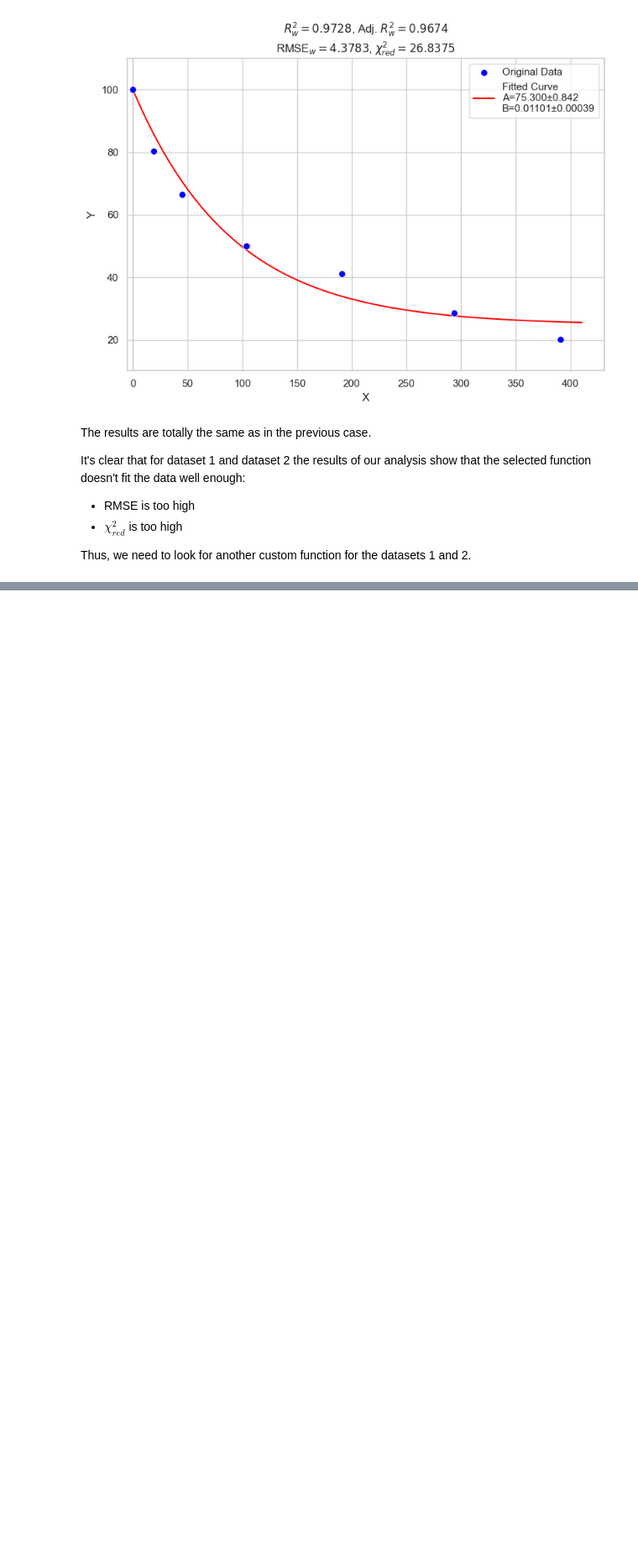
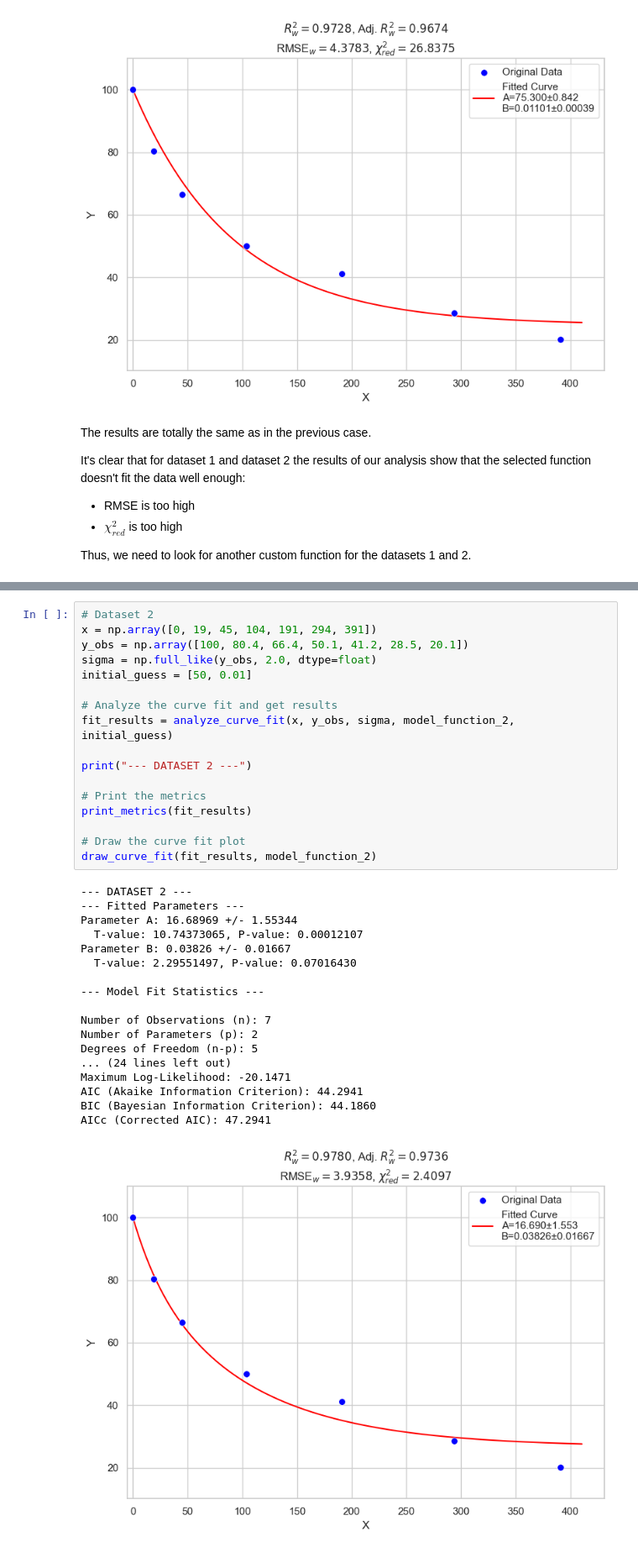
Before and after one commit to Yakovliev/quantopia, a Jupyter notebook: _sources/math/01_basics/weighted-least-squares-code-3.ipynb, the cells around one changed output, grey strips where cells are left out. Shown at 84% size. Cells and saved outputs as stored; diff of their text form; blank space fills up the shorter version.

```diff
--- a/_sources/math/01_basics/weighted-least-squares-code-3.ipynb
+++ b/_sources/math/01_basics/weighted-least-squares-code-3.ipynb
@@ -894 +930,37 @@ Thus, we need to look for another custom function for the datasets 1 and 2.
+# %%
+# Dataset 2
+x = np.array([0, 19, 45, 104, 191, 294, 391])
+y_obs = np.array([100, 80.4, 66.4, 50.1, 41.2, 28.5, 20.1])
+sigma = np.full_like(y_obs, 2.0, dtype=float)
+initial_guess = [50, 0.01]
+
+# Analyze the curve fit and get results
+fit_results = analyze_curve_fit(x, y_obs, sigma, model_function_2, initial_guess)
+
+print("--- DATASET 2 ---")
+
+# Print the metrics
+print_metrics(fit_results)
+
+# Draw the curve fit plot
+draw_curve_fit(fit_results, model_function_2)
+# %% [output]
+--- DATASET 2 ---
+--- Fitted Parameters ---
+Parameter A: 16.68969 +/- 1.55344
+  T-value: 10.74373065, P-value: 0.00012107
+Parameter B: 0.03826 +/- 0.01667
+  T-value: 2.29551497, P-value: 0.07016430
+
+--- Model Fit Statistics ---
+
+Number of Observations (n): 7
+Number of Parameters (p): 2
+Degrees of Freedom (n-p): 5
+... (24 lines left out)
+Maximum Log-Likelihood: -20.1471
+AIC (Akaike Information Criterion): 44.2941
+BIC (Bayesian Information Criterion): 44.1860
+AICc (Corrected AIC): 47.2941
+[figure, added]
 # %%
```
Also changed, not shown: parts of 7 cells of this notebook, 5 other files.
